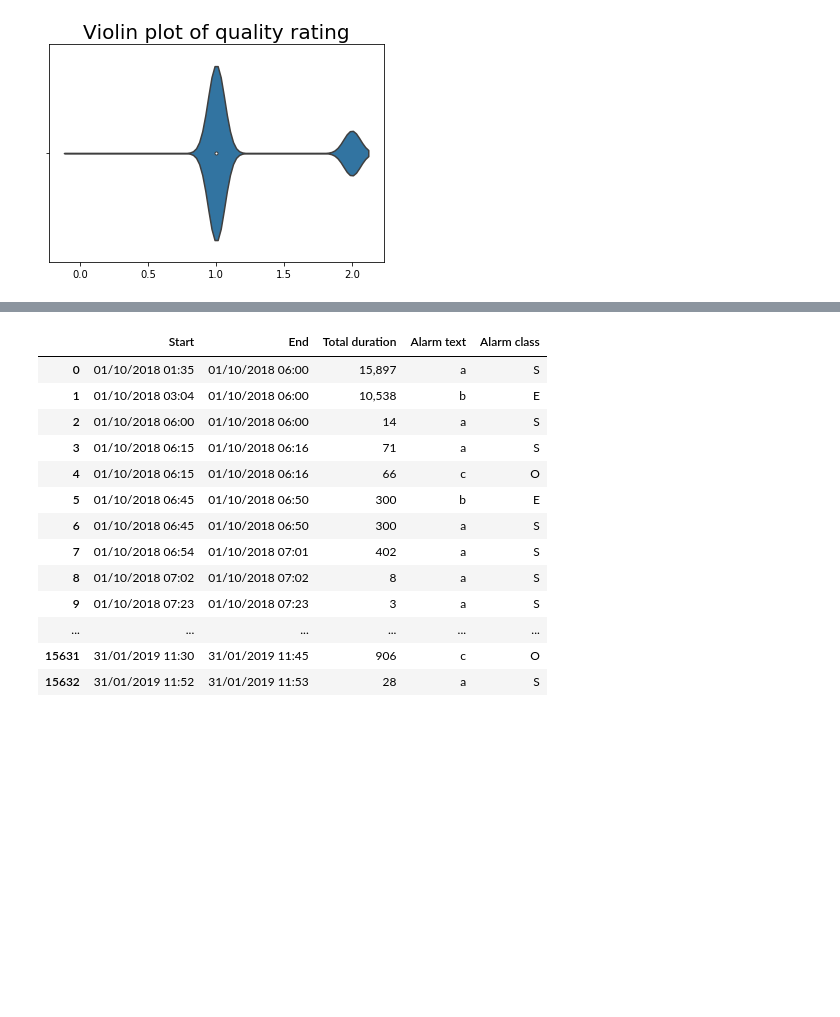
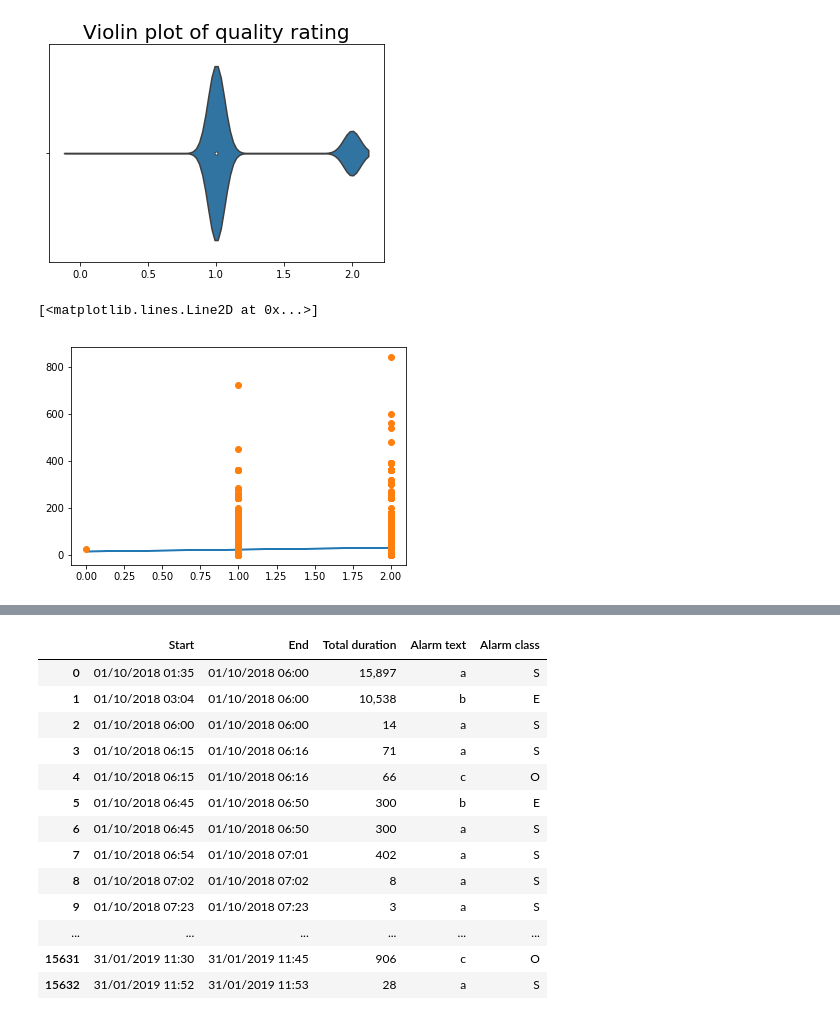
Before and after one commit to jetsaltydog/MINI_project, a Jupyter notebook: mini_data.ipynb, the cells around one changed output, grey strips where cells are left out. Drawn from its saved outputs; the diff is of its cells as text; code cells hidden in the pictures; blank space fills up the shorter version.

```diff
--- a/mini_data.ipynb
+++ b/mini_data.ipynb
@@ -135,3 +132,52 @@ sns.violinplot(X).set_title("Violin plot of quality rating", size = 20)
 # %% [output]
 Text(0.5,1,'Violin plot of quality rating')
 [figure]
+# %%
+nozero_quality = new_quality
+
+for i in xrange(len(new_quality)-1, -1 , -1):
+    if np.array(new_quality.iloc[i, 15:16]) == 0:
+        nozero_quality = nozero_quality.drop(nozero_quality.index[i])
+# %%
+Y = np.matrix(nozero_quality.iloc[:, 15:16])
+
+X = np.matrix(nozero_quality.iloc[:, 16:17])
+
+k = len(X)
+
+if np.shape(X)[0] == 1:
+    X = np.transpose(X)
+
+X_mod = np.c_[np.ones(k), X]
+
+#if np.shape(Y)[0] == 1:
+ #   Y_mod = np.transpose(Y)
+
+Y_mod = Y
+
+def least_squares_variables():
+    A = []
+    j = 0
+    A_whole = np.linalg.inv(np.transpose(X_mod) * X_mod) * np.transpose(X_mod) * Y_mod
+    A.append(A_whole)
+    return A
+A = least_squares_variables()
+
+# Once the linear coefficents have been calculated, the predicted y-cooridnates can be easily calculated
+# as follows.
+
+"Initial line(s) of best fit"
+
+Y_linear = np.zeros(np.shape(X))
+j = 0
+i = 0
+for i in range(k):
+    Y_linear[i] =  np.float(A[j][0]) + np.float(A[j][1]) * X[i]
+
+# There is slight improvement when the data containg `rework minutes' = 0 but not much.
+
+plt.plot(X[:],Y_linear[:])
+plt.plot(X[:], Y_mod[:], 'o')
+# %% [output]
+[<matplotlib.lines.Line2D at 0x...>]
+[figure, added]
```
Also changed, not shown: parts of 22 cells of this notebook.
